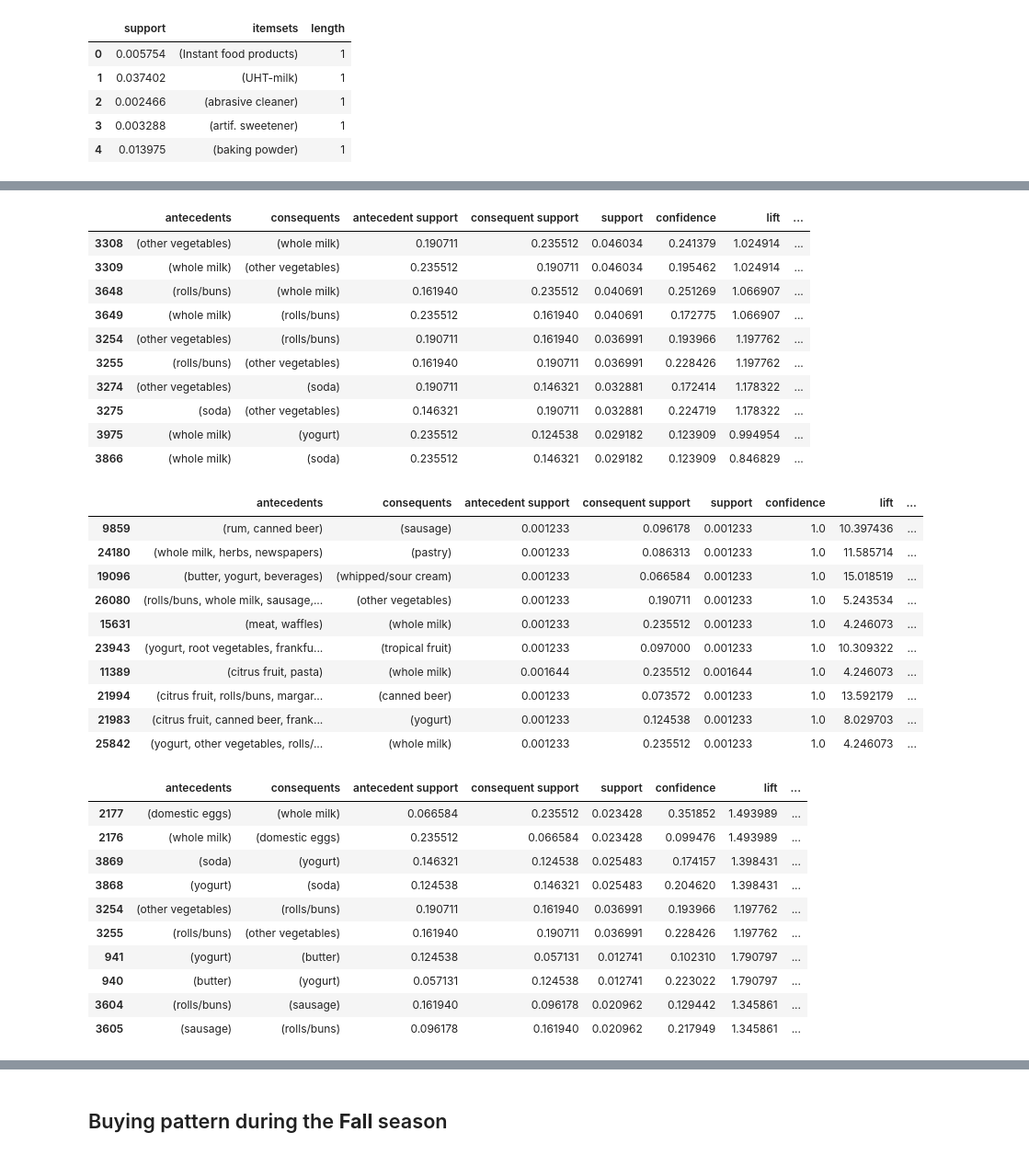
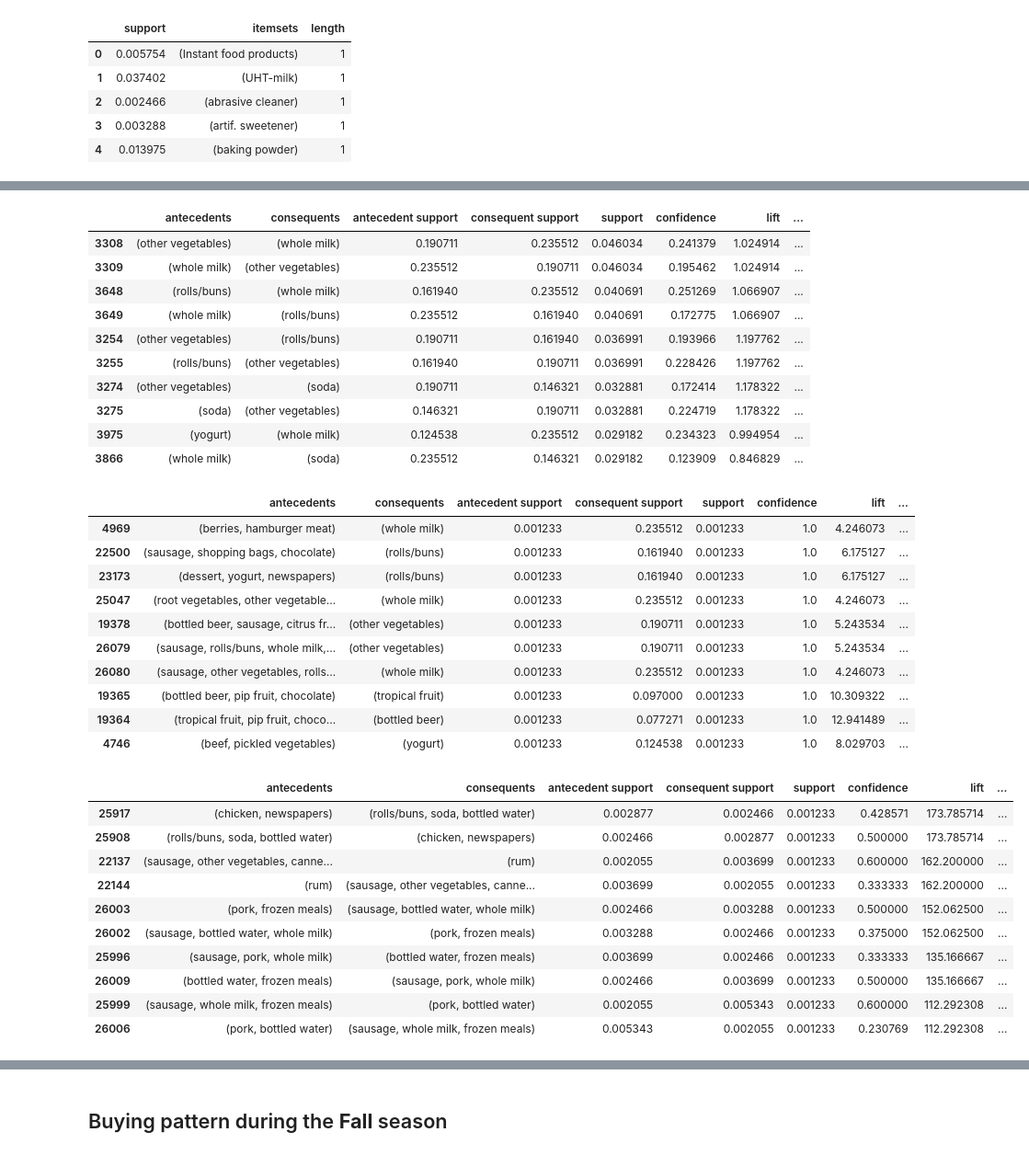
Before and after one commit to joyb05/Market-Basket-Analysis, a Jupyter notebook: Market_Basket_Analysis_Groceries_Dataset.ipynb, the cells around one changed output, grey strips where cells are left out. Shown at 92% size. Saved outputs shown, nothing was run; the diff lists cells and outputs as text; code cells hidden in the pictures.

```diff
--- a/Market_Basket_Analysis_Groceries_Dataset.ipynb
+++ b/Market_Basket_Analysis_Groceries_Dataset.ipynb
@@ -63,8 +63,6 @@ df.head()
 | 2 | 2300 | 2015-09-19 | pip fruit | 19 | 9 | 2015 | Saturday |
 | 3 | 1187 | 2015-12-12 | other vegetables | 12 | 12 | 2015 | Saturday |
 | 4 | 3037 | 2015-01-02 | whole milk | 2 | 1 | 2015 | Friday |
-# %%
-df.drop('Date', axis = 1, inplace = True)
 # %%
 df.info()
 # %% [output]
@@ -123,8 +121,6 @@ plt.show()
 [figure]
 # %% [markdown]
 ## Understanding the patterns in the data
-# %%
-df = pd.read_csv("/content/drive/MyDrive/Groceries_dataset.csv")
 # %%
 member = df
 member
@@ -763,35 +731,35 @@ top_support2.head(10)
 | 3255 | (rolls/buns) | (other vegetables) | 0.161940 | 0.190711 | 0.036991 | 0.228426 | 1.197762 | ... |
 | 3274 | (other vegetables) | (soda) | 0.190711 | 0.146321 | 0.032881 | 0.172414 | 1.178322 | ... |
 | 3275 | (soda) | (other vegetables) | 0.146321 | 0.190711 | 0.032881 | 0.224719 | 1.178322 | ... |
-| 3975 | (whole milk) | (yogurt) | 0.235512 | 0.124538 | 0.029182 | 0.123909 | 0.994954 | ... |
+| 3975 | (yogurt) | (whole milk) | 0.124538 | 0.235512 | 0.029182 | 0.234323 | 0.994954 | ... |
 | 3866 | (whole milk) | (soda) | 0.235512 | 0.146321 | 0.029182 | 0.123909 | 0.846829 | ... |
 # %%
 top_confidence2 = rules2.sort_values('confidence', ascending= False)
 top_confidence2.head(10)
 # %% [output]
 |  | antecedents | consequents | antecedent support | consequent support | support | confidence | lift | ... |
-| 9859 | (rum, canned beer) | (sausage) | 0.001233 | 0.096178 | 0.001233 | 1.0 | 10.397436 | ... |
-| 24180 | (whole milk, herbs, newspapers) | (pastry) | 0.001233 | 0.086313 | 0.001233 | 1.0 | 11.585714 | ... |
-| 19096 | (butter, yogurt, beverages) | (whipped/sour cream) | 0.001233 | 0.066584 | 0.001233 | 1.0 | 15.018519 | ... |
-| 26080 | (rolls/buns, whole milk, sausage,... | (other vegetables) | 0.001233 | 0.190711 | 0.001233 | 1.0 | 5.243534 | ... |
-| 15631 | (meat, waffles) | (whole milk) | 0.001233 | 0.235512 | 0.001233 | 1.0 | 4.246073 | ... |
-| 23943 | (yogurt, root vegetables, frankfu... | (tropical fruit) | 0.001233 | 0.097000 | 0.001233 | 1.0 | 10.309322 | ... |
-| 11389 | (citrus fruit, pasta) | (whole milk) | 0.001644 | 0.235512 | 0.001644 | 1.0 | 4.246073 | ... |
-| 21994 | (citrus fruit, rolls/buns, margar... | (canned beer) | 0.001233 | 0.073572 | 0.001233 | 1.0 | 13.592179 | ... |
-| 21983 | (citrus fruit, canned beer, frank... | (yogurt) | 0.001233 | 0.124538 | 0.001233 | 1.0 | 8.029703 | ... |
-| 25842 | (yogurt, other vegetables, rolls/... | (whole milk) | 0.001233 | 0.235512 | 0.001233 | 1.0 | 4.246073 | ... |
+| 4969 | (berries, hamburger meat) | (whole milk) | 0.001233 | 0.235512 | 0.001233 | 1.0 | 4.246073 | ... |
+| 22500 | (sausage, shopping bags, chocolate) | (rolls/buns) | 0.001233 | 0.161940 | 0.001233 | 1.0 | 6.175127 | ... |
+| 23173 | (dessert, yogurt, newspapers) | (rolls/buns) | 0.001233 | 0.161940 | 0.001233 | 1.0 | 6.175127 | ... |
+| 25047 | (root vegetables, other vegetable... | (whole milk) | 0.001233 | 0.235512 | 0.001233 | 1.0 | 4.246073 | ... |
+| 19378 | (bottled beer, sausage, citrus fr... | (other vegetables) | 0.001233 | 0.190711 | 0.001233 | 1.0 | 5.243534 | ... |
+| 26079 | (sausage, rolls/buns, whole milk,... | (other vegetables) | 0.001233 | 0.190711 | 0.001233 | 1.0 | 5.243534 | ... |
+| 26080 | (sausage, other vegetables, rolls... | (whole milk) | 0.001233 | 0.235512 | 0.001233 | 1.0 | 4.246073 | ... |
+| 19365 | (bottled beer, pip fruit, chocolate) | (tropical fruit) | 0.001233 | 0.097000 | 0.001233 | 1.0 | 10.309322 | ... |
+| 19364 | (tropical fruit, pip fruit, choco... | (bottled beer) | 0.001233 | 0.077271 | 0.001233 | 1.0 | 12.941489 | ... |
+| 4746 | (beef, pickled vegetables) | (yogurt) | 0.001233 | 0.124538 | 0.001233 | 1.0 | 8.029703 | ... |
 # %%
-top_leverage2 = rules2.sort_values('leverage', ascending= False)
+top_leverage2 = rules2.sort_values('lift', ascending= False)
 top_leverage2.head(10)
 # %% [output]
 |  | antecedents | consequents | antecedent support | consequent support | support | confidence | lift | ... |
-| 2177 | (domestic eggs) | (whole milk) | 0.066584 | 0.235512 | 0.023428 | 0.351852 | 1.493989 | ... |
-| 2176 | (whole milk) | (domestic eggs) | 0.235512 | 0.066584 | 0.023428 | 0.099476 | 1.493989 | ... |
-| 3869 | (soda) | (yogurt) | 0.146321 | 0.124538 | 0.025483 | 0.174157 | 1.398431 | ... |
-| 3868 | (yogurt) | (soda) | 0.124538 | 0.146321 | 0.025483 | 0.204620 | 1.398431 | ... |
-| 3254 | (other vegetables) | (rolls/buns) | 0.190711 | 0.161940 | 0.036991 | 0.193966 | 1.197762 | ... |
-| 3255 | (rolls/buns) | (other vegetables) | 0.161940 | 0.190711 | 0.036991 | 0.228426 | 1.197762 | ... |
-| 941 | (yogurt) | (butter) | 0.124538 | 0.057131 | 0.012741 | 0.102310 | 1.790797 | ... |
-| 940 | (butter) | (yogurt) | 0.057131 | 0.124538 | 0.012741 | 0.223022 | 1.790797 | ... |
-| 3604 | (rolls/buns) | (sausage) | 0.161940 | 0.096178 | 0.020962 | 0.129442 | 1.345861 | ... |
-| 3605 | (sausage) | (rolls/buns) | 0.096178 | 0.161940 | 0.020962 | 0.217949 | 1.345861 | ... |
+| 25917 | (chicken, newspapers) | (rolls/buns, soda, bottled water) | 0.002877 | 0.002466 | 0.001233 | 0.428571 | 173.785714 | ... |
+| 25908 | (rolls/buns, soda, bottled water) | (chicken, newspapers) | 0.002466 | 0.002877 | 0.001233 | 0.500000 | 173.785714 | ... |
+| 22137 | (sausage, other vegetables, canne... | (rum) | 0.002055 | 0.003699 | 0.001233 | 0.600000 | 162.200000 | ... |
+| 22144 | (rum) | (sausage, other vegetables, canne... | 0.003699 | 0.002055 | 0.001233 | 0.333333 | 162.200000 | ... |
+| 26003 | (pork, frozen meals) | (sausage, bottled water, whole milk) | 0.002466 | 0.003288 | 0.001233 | 0.500000 | 152.062500 | ... |
+| 26002 | (sausage, bottled water, whole milk) | (pork, frozen meals) | 0.003288 | 0.002466 | 0.001233 | 0.375000 | 152.062500 | ... |
+| 25996 | (sausage, pork, whole milk) | (bottled water, frozen meals) | 0.003699 | 0.002466 | 0.001233 | 0.333333 | 135.166667 | ... |
+| 26009 | (bottled water, frozen meals) | (sausage, pork, whole milk) | 0.002466 | 0.003699 | 0.001233 | 0.500000 | 135.166667 | ... |
+| 25999 | (sausage, whole milk, frozen meals) | (pork, bottled water) | 0.002055 | 0.005343 | 0.001233 | 0.600000 | 112.292308 | ... |
+| 26006 | (pork, bottled water) | (sausage, whole milk, frozen meals) | 0.005343 | 0.002055 | 0.001233 | 0.230769 | 112.292308 | ... |
```
Also changed, not shown: parts of 47 cells of this notebook.
